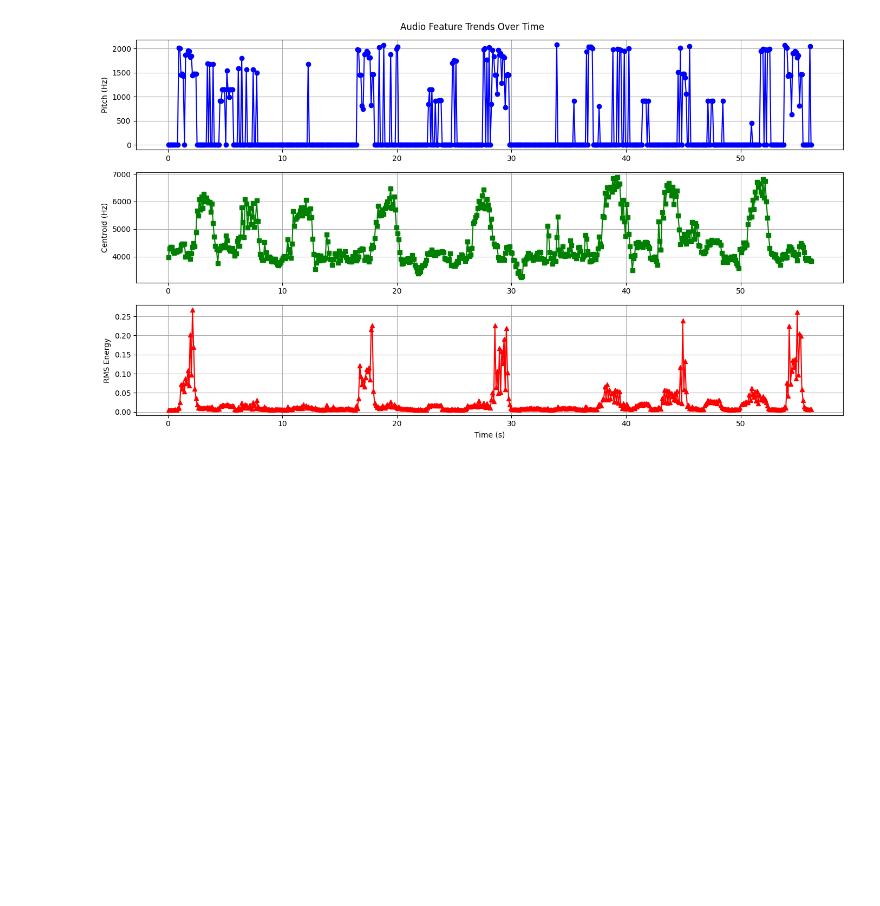
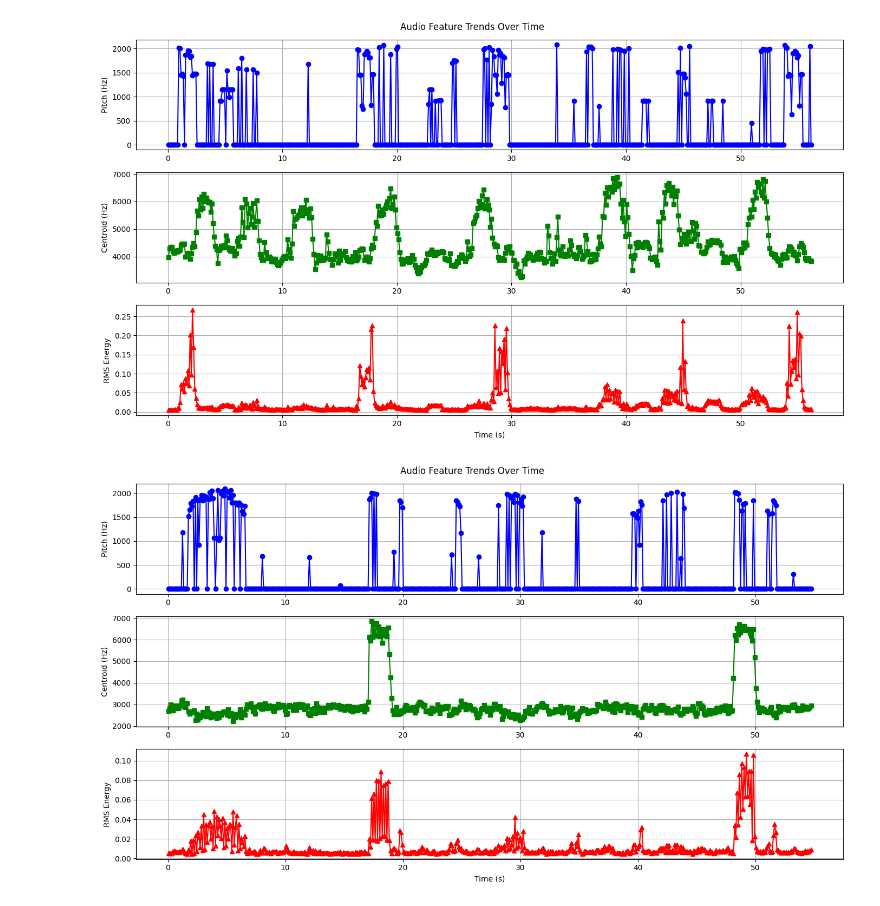
Before and after one commit to FathanAM0/Dasar-Kecerdasan-Artificial_Tugas-Besar, a Jupyter notebook: code_Feature-Extraction.ipynb, the cells around one changed output. Drawn from its saved outputs; the diff is of its cells as text; code cells hidden in the pictures; blank space fills up the shorter version.

```diff
--- a/code_Feature-Extraction.ipynb
+++ b/code_Feature-Extraction.ipynb
@@ -99,3 +95,8 @@ file_path = r"C:\Users\Lulay\Documents\GitHub\Dasar-Kecerdasan-Artificial_Tugas-
 features = extract_features(file_path)
 # %% [output]
 [figure]
+# %%
+file_path = r"C:\Users\Lulay\Documents\GitHub\Dasar-Kecerdasan-Artificial_Tugas-Besar\Dataset\xeno-canto\207957.mp3"
+features = extract_features(file_path)
+# %% [output]
+[figure, added]
```
Also changed, not shown: parts of 1 cell of this notebook, 2 other files.
